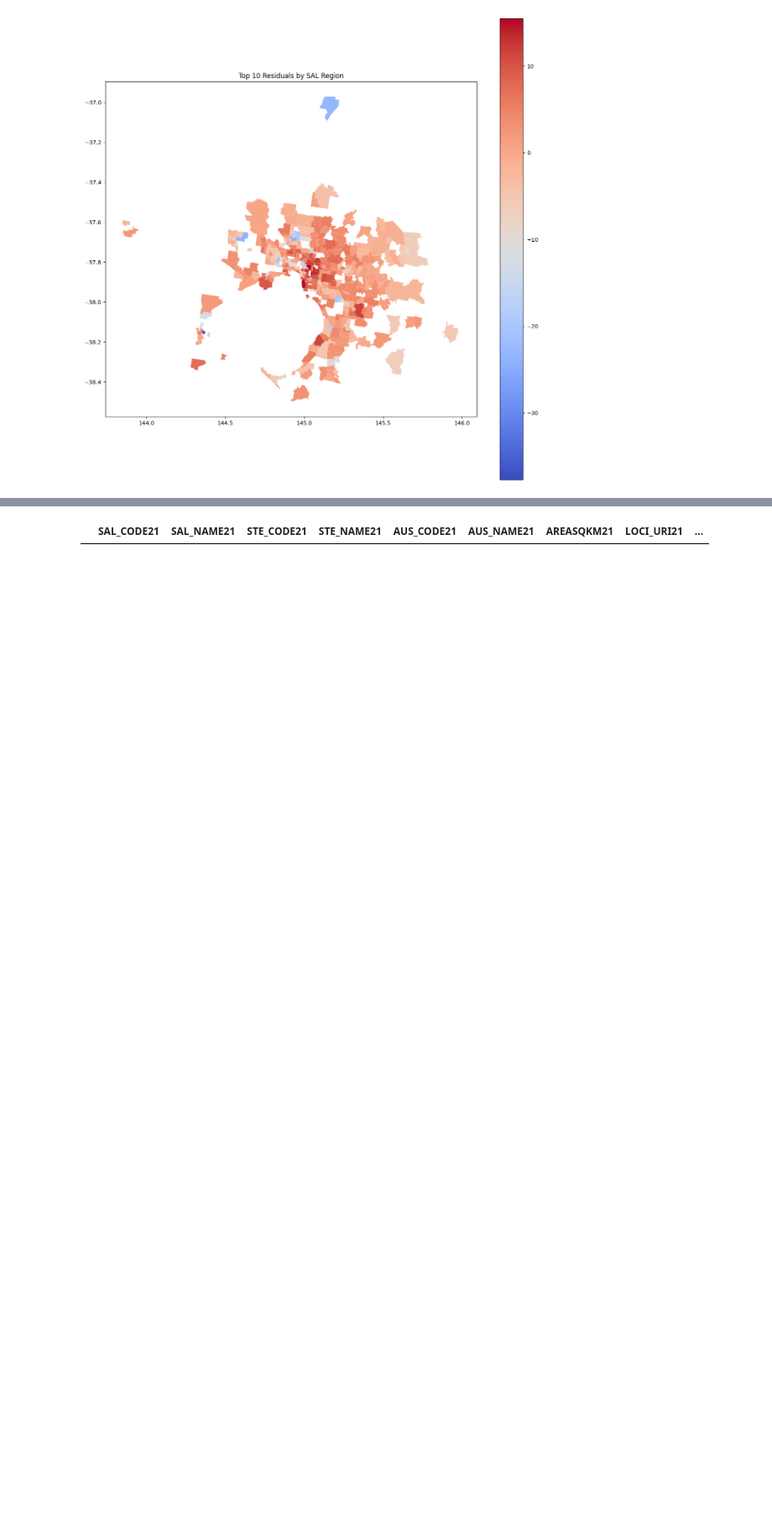
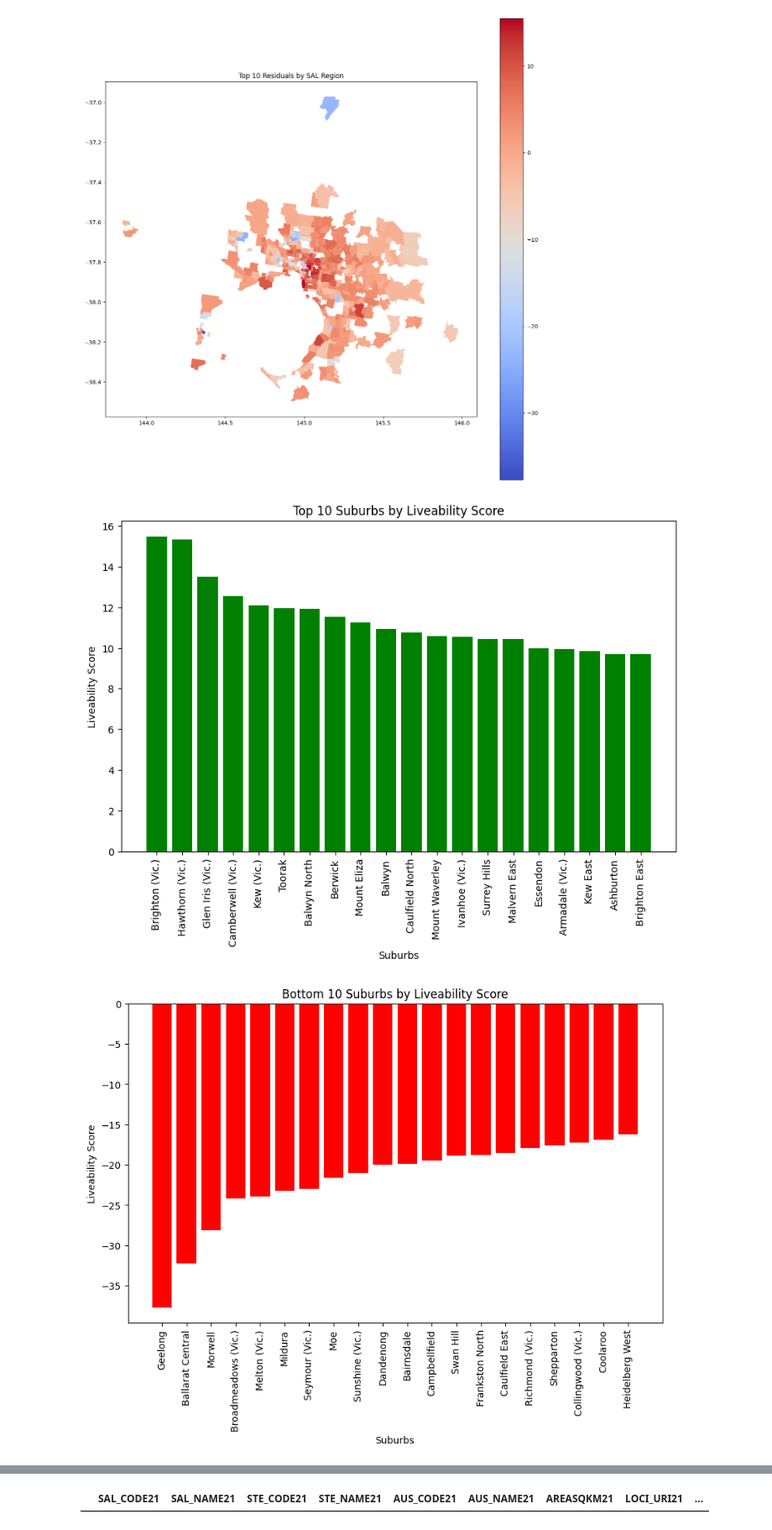
Before and after one commit to MAST30034-AppliedDataScience/project-2-group-real-estate-industry-project-8, a Jupyter notebook: models/liveability.ipynb, the cells around one changed output, grey strips where cells are left out. Shown: that part at 84% size. Cells and saved outputs as stored; diff of their text form; code cells hidden in the pictures; blank space fills up the shorter version.

```diff
--- a/models/liveability.ipynb
+++ b/models/liveability.ipynb
@@ -376,4 +381,25 @@ plt.title('Top 10 Residuals by SAL Region')
 plt.show()
 # %% [output]
 [figure]
+# %%
+# Bar graph of liveability scores for top ten suburbs
+plt.figure(figsize=(10, 6))
+plt.bar(top_ten['SAL_NAME21'], top_ten['liveability_score'], color='green')
+plt.xlabel('Suburbs')
+plt.ylabel('Liveability Score')
+plt.title('Top 10 Suburbs by Liveability Score')
+plt.xticks(rotation=90)
+plt.show()
+
+# Bar graph of liveability scores for bottom ten suburbs
+plt.figure(figsize=(10, 6))
+plt.bar(bottom_ten['SAL_NAME21'], bottom_ten['liveability_score'], color='red')
+plt.xlabel('Suburbs')
+plt.ylabel('Liveability Score')
+plt.title('Bottom 10 Suburbs by Liveability Score')
+plt.xticks(rotation=90)
+plt.show()
+# %% [output]
+[figure, added]
+[figure, added]
 # %%
```
Also changed, not shown: parts of 3 cells of this notebook, 11 other files.
